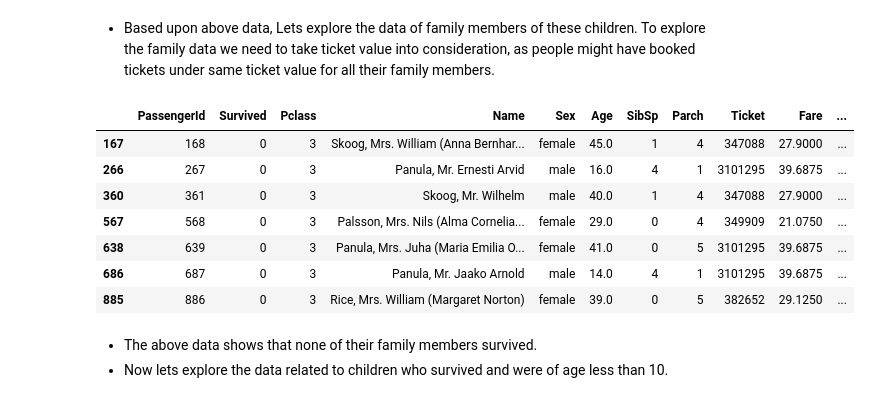
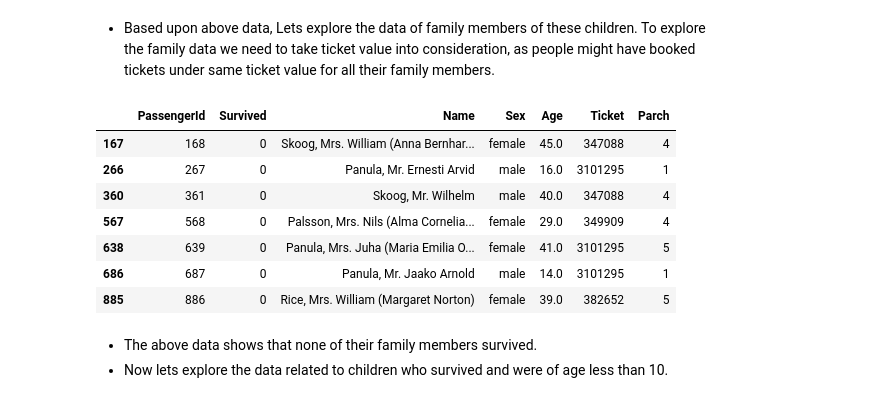
Before and after one commit to chaitanya6761/Udacity-Data-Analyst-Nano-Degree, a Jupyter notebook: P2 Investigate A Dataset(Titanic Survival Data)/Titanic_Data_Analysis.ipynb, the cells around one changed output. Cells and saved outputs as stored; diff of their text form; code cells hidden in the pictures.

Commit message:
made modifications to age data exploration

```diff
--- a/P2 Investigate A Dataset(Titanic Survival Data)/Titanic_Data_Analysis.ipynb
+++ b/P2 Investigate A Dataset(Titanic Survival Data)/Titanic_Data_Analysis.ipynb
@@ -273,16 +287,16 @@ child_casualties_data.head(10)[['PassengerId','Survived','Name','Sex','Age','Tic
 # %%
 ticket_data = titanic_data['Ticket']
 ticket_bool = (ticket_data == '349909')|(ticket_data == '382652')|(ticket_data == '347088')|(ticket_data == '3101295')
-titanic_data[(age_data > 10) &(ticket_bool) ].head(10)
+titanic_data[(age_data > 10) &(ticket_bool) ][['PassengerId','Survived','Name','Sex','Age','Ticket','Parch']].head(10)
 # %% [output]
-|  | PassengerId | Survived | Pclass | Name | Sex | Age | SibSp | Parch | Ticket | Fare | ... |
-| 167 | 168 | 0 | 3 | Skoog, Mrs. William (Anna Bernhar... | female | 45.0 | 1 | 4 | 347088 | 27.9000 | ... |
-| 266 | 267 | 0 | 3 | Panula, Mr. Ernesti Arvid | male | 16.0 | 4 | 1 | 3101295 | 39.6875 | ... |
-| 360 | 361 | 0 | 3 | Skoog, Mr. Wilhelm | male | 40.0 | 1 | 4 | 347088 | 27.9000 | ... |
-| 567 | 568 | 0 | 3 | Palsson, Mrs. Nils (Alma Cornelia... | female | 29.0 | 0 | 4 | 349909 | 21.0750 | ... |
-| 638 | 639 | 0 | 3 | Panula, Mrs. Juha (Maria Emilia O... | female | 41.0 | 0 | 5 | 3101295 | 39.6875 | ... |
-| 686 | 687 | 0 | 3 | Panula, Mr. Jaako Arnold | male | 14.0 | 4 | 1 | 3101295 | 39.6875 | ... |
-| 885 | 886 | 0 | 3 | Rice, Mrs. William (Margaret Norton) | female | 39.0 | 0 | 5 | 382652 | 29.1250 | ... |
+|  | PassengerId | Survived | Name | Sex | Age | Ticket | Parch |
+| 167 | 168 | 0 | Skoog, Mrs. William (Anna Bernhar... | female | 45.0 | 347088 | 4 |
+| 266 | 267 | 0 | Panula, Mr. Ernesti Arvid | male | 16.0 | 3101295 | 1 |
+| 360 | 361 | 0 | Skoog, Mr. Wilhelm | male | 40.0 | 347088 | 4 |
+| 567 | 568 | 0 | Palsson, Mrs. Nils (Alma Cornelia... | female | 29.0 | 349909 | 4 |
+| 638 | 639 | 0 | Panula, Mrs. Juha (Maria Emilia O... | female | 41.0 | 3101295 | 5 |
+| 686 | 687 | 0 | Panula, Mr. Jaako Arnold | male | 14.0 | 3101295 | 1 |
+| 885 | 886 | 0 | Rice, Mrs. William (Margaret Norton) | female | 39.0 | 382652 | 5 |
 # %% [markdown]
 - The above data shows that none of their family members survived.
 - Now lets explore the data related to children who survived and were of age less than 10.
```
Also changed, not shown: parts of 9 cells of this notebook.
